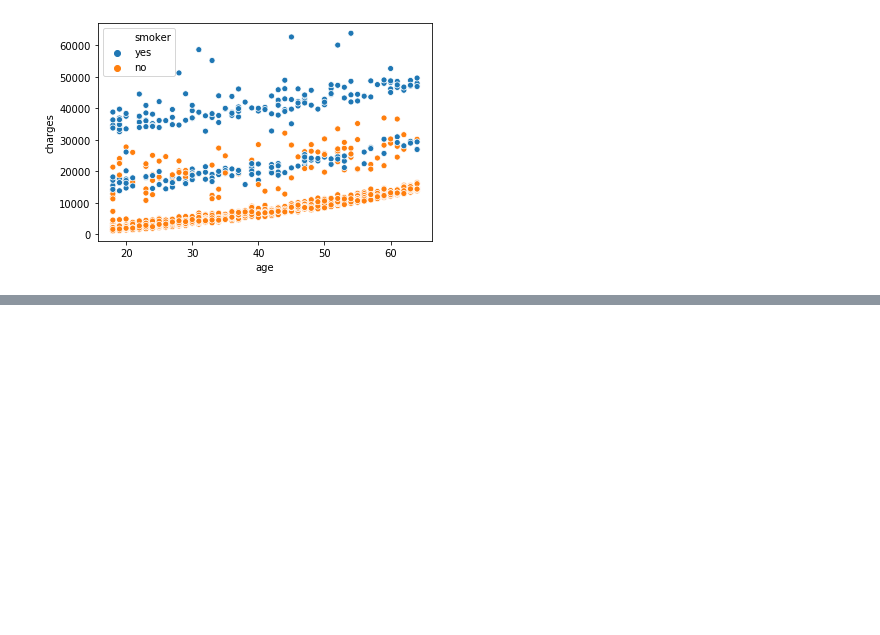
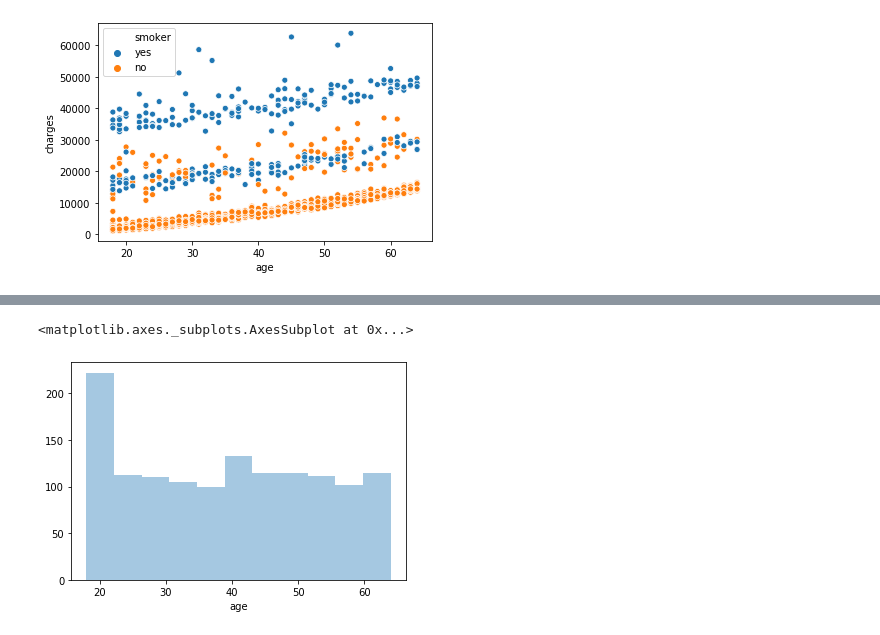
Before and after one commit to georgek2/Data_Visualization, a Jupyter notebook: Basics.ipynb, the cells around one changed output, grey strips where cells are left out. Saved outputs shown, nothing was run; the diff lists cells and outputs as text; code cells hidden in the pictures; blank space fills up the shorter version.

```diff
--- a/Basics.ipynb
+++ b/Basics.ipynb
@@ -41,0 +65,6 @@ sns.scatterplot(x=data['age'], y=data['charges'], hue=data['smoker'])
+# %%
+# Age distribution
+sns.distplot(data['age'], kde=False)
+# %% [output]
+<matplotlib.axes._subplots.AxesSubplot at 0x...>
+[figure, added]
```
Also changed, not shown: parts of 7 cells of this notebook, 2 other files.
